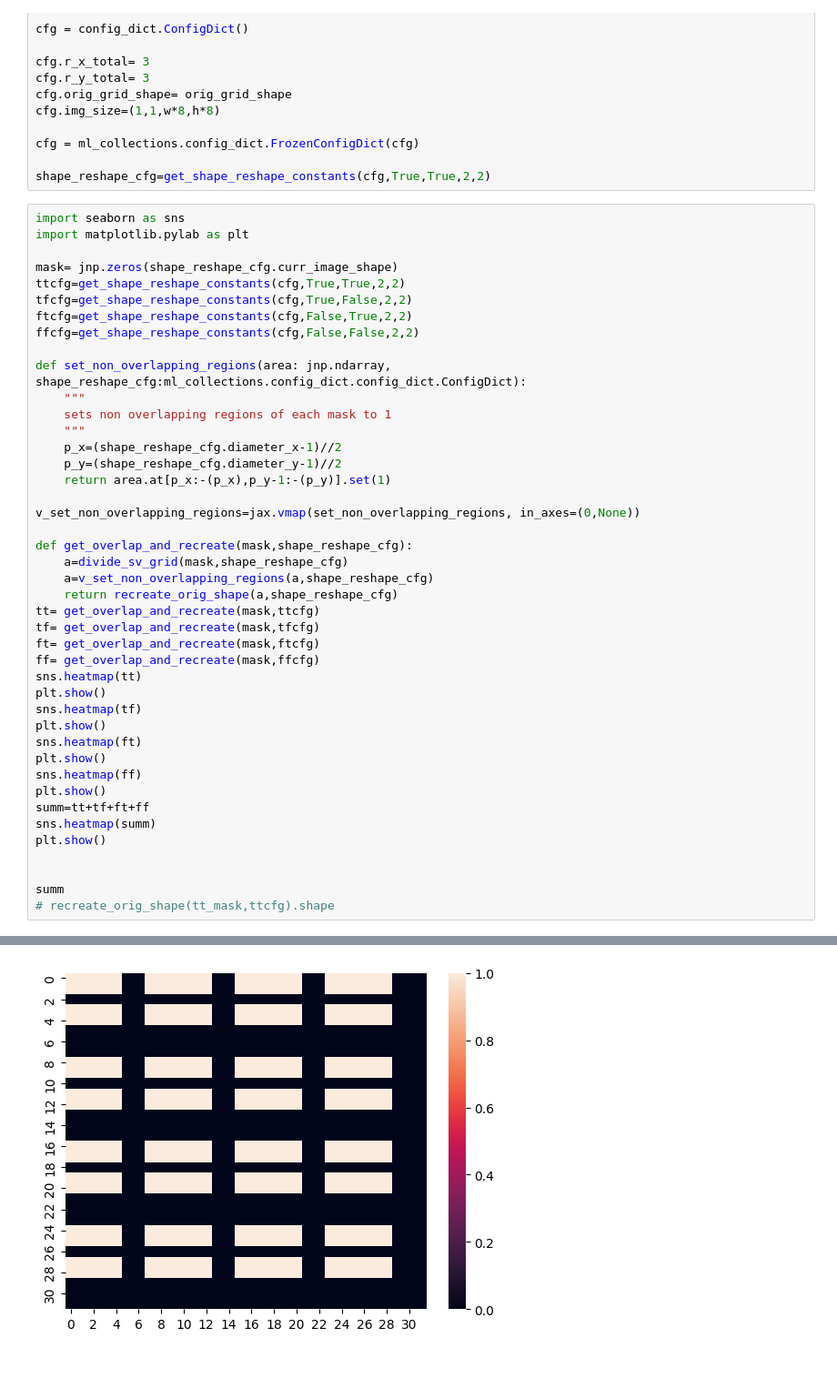
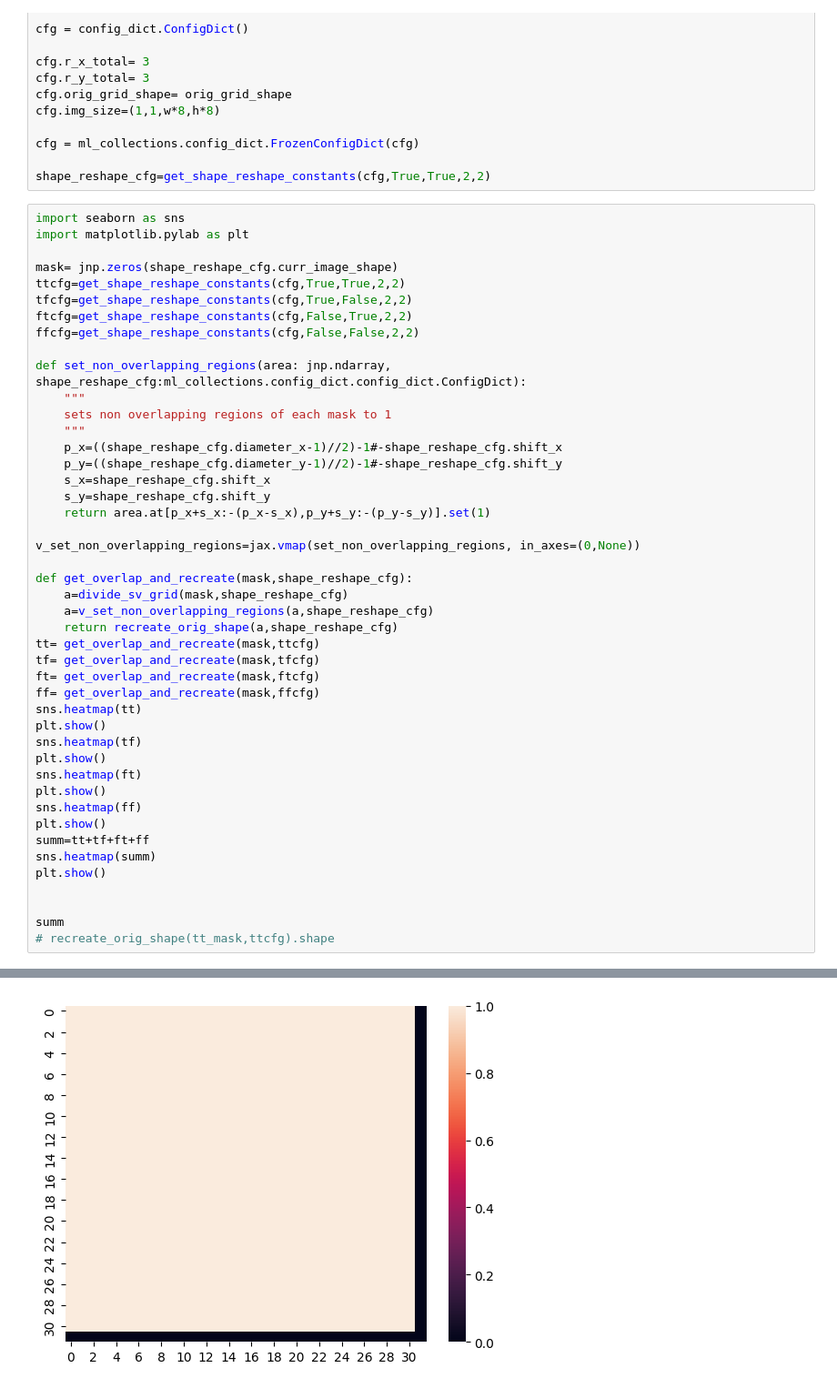
Before and after one commit to jakubMitura14/Jax_cuda_med, a Jupyter notebook: super_voxels/SIN/old/SIN_jax_2D/2d_debug.ipynb, the cells around one changed output, grey strips where cells are left out. Shown: that part at 91% size. Saved outputs shown, nothing was run; the diff lists cells and outputs as text.

```diff
--- a/super_voxels/SIN/old/SIN_jax_2D/2d_debug.ipynb
+++ b/super_voxels/SIN/old/SIN_jax_2D/2d_debug.ipynb
@@ -1160,9 +1160,11 @@ def set_non_overlapping_regions(area: jnp.ndarray, shape_reshape_cfg:ml_collecti
     """
     sets non overlapping regions of each mask to 1
     """
-    p_x=(shape_reshape_cfg.diameter_x-1)//2
-    p_y=(shape_reshape_cfg.diameter_y-1)//2
-    return area.at[p_x:-(p_x),p_y-1:-(p_y)].set(1)
+    p_x=((shape_reshape_cfg.diameter_x-1)//2)-1#-shape_reshape_cfg.shift_x
+    p_y=((shape_reshape_cfg.diameter_y-1)//2)-1#-shape_reshape_cfg.shift_y
+    s_x=shape_reshape_cfg.shift_x
+    s_y=shape_reshape_cfg.shift_y
+    return area.at[p_x+s_x:-(p_x-s_x),p_y+s_y:-(p_y-s_y)].set(1)
 
 v_set_non_overlapping_regions=jax.vmap(set_non_overlapping_regions, in_axes=(0,None))
 
@@ -1197 +1199 @@ summ
-[figure, old version]
+[figure, new version]
```
Also changed, not shown: parts of 1 cell of this notebook, 1 other file.
